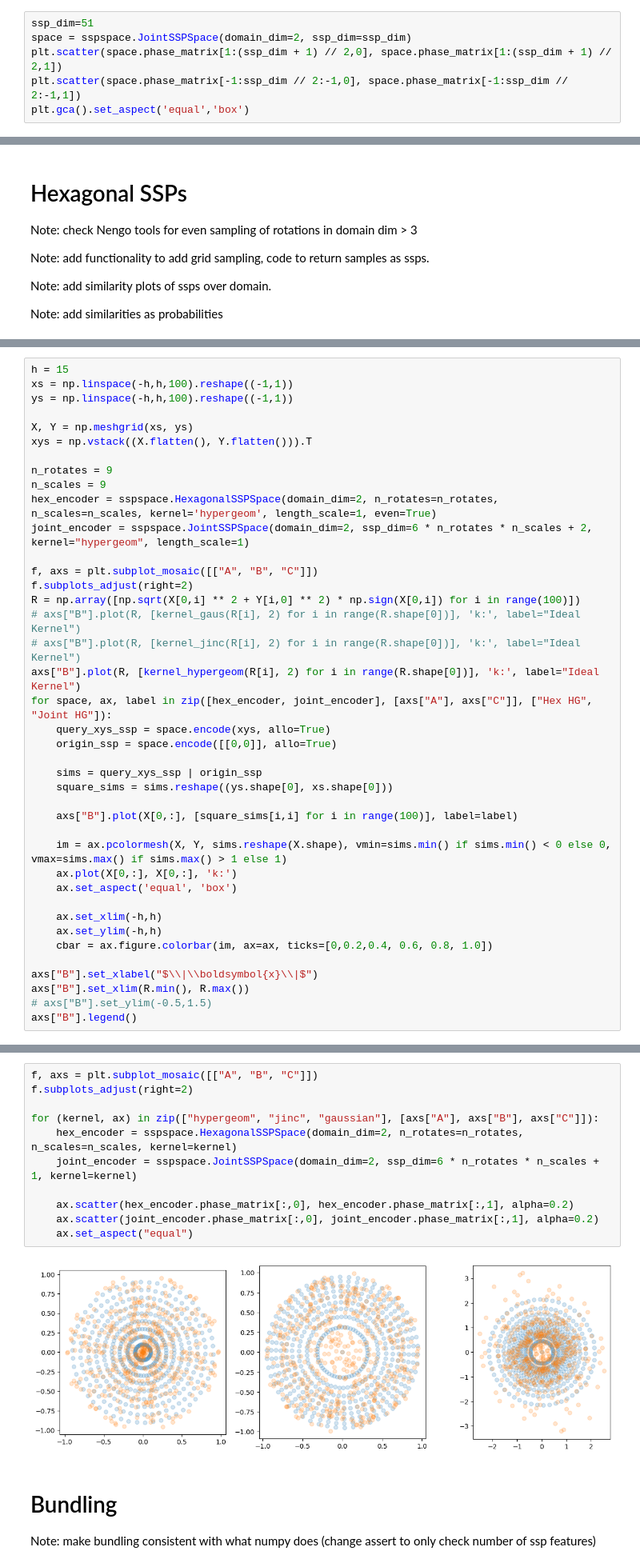
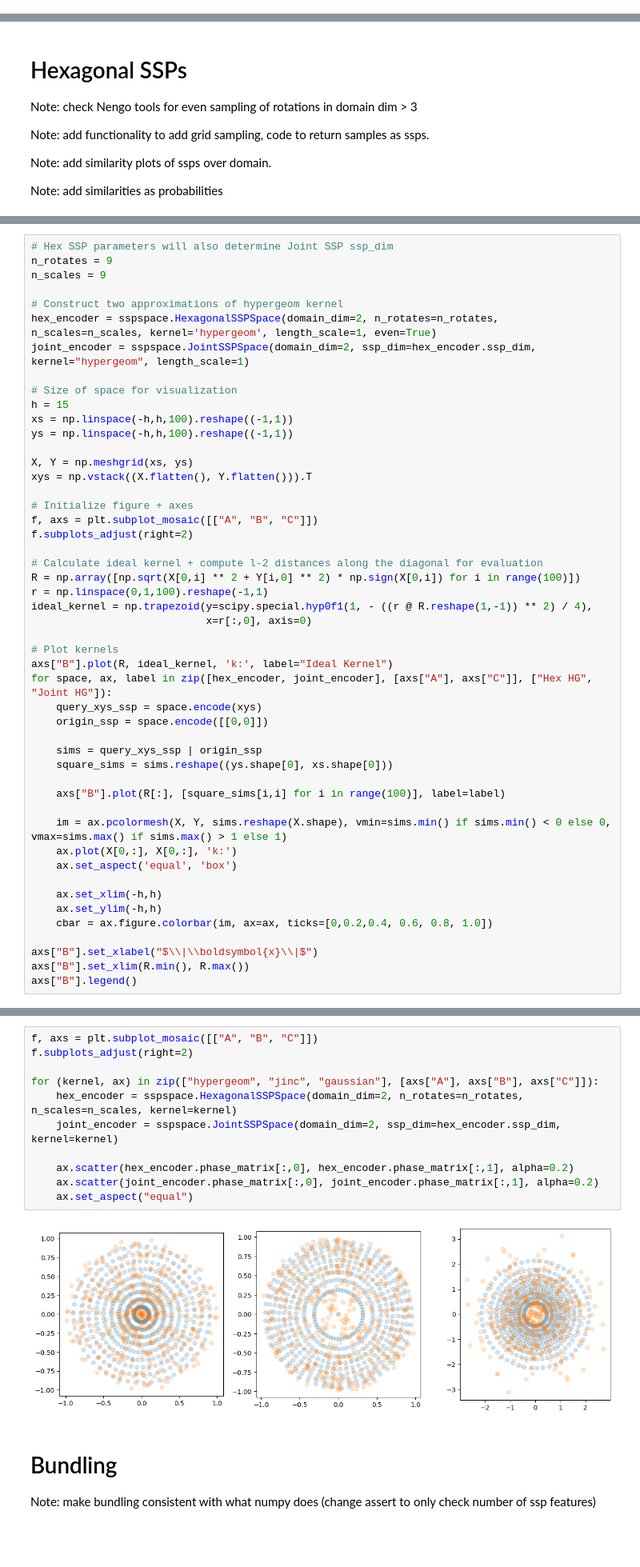
Before and after one commit to ctn-waterloo/sspspace, a Jupyter notebook: notebooks/SSP Space Demo.ipynb, the cells around one changed output, grey strips where cells are left out. Shown at 80% size. Cells and saved outputs as stored; diff of their text form; blank space fills up the shorter version.

Commit message:
Correction: IID feature embeddings' kernels + Notebook cleaning

```diff
--- a/notebooks/SSP Space Demo.ipynb
+++ b/notebooks/SSP Space Demo.ipynb
@@ -6,9 +6,3 @@ import numpy as np
 import matplotlib.pyplot as plt
 
 import sspspace
-# %%
-ssp_dim=51
-space = sspspace.JointSSPSpace(domain_dim=2, ssp_dim=ssp_dim)
-plt.scatter(space.phase_matrix[1:(ssp_dim + 1) // 2,0], space.phase_matrix[1:(ssp_dim + 1) // 2,1])
-plt.scatter(space.phase_matrix[-1:ssp_dim // 2:-1,0], space.phase_matrix[-1:ssp_dim // 2:-1,1])
-plt.gca().set_aspect('equal','box')
@@ -182,4 +124,13 @@ def kernel_hypergeom(x, n):
 # %%
+# Hex SSP parameters will also determine Joint SSP ssp_dim
+n_rotates = 9
+n_scales = 9
+
+# Construct two approximations of hypergeom kernel
+hex_encoder = sspspace.HexagonalSSPSpace(domain_dim=2, n_rotates=n_rotates, n_scales=n_scales, kernel='hypergeom', length_scale=1, even=True)
+joint_encoder = sspspace.JointSSPSpace(domain_dim=2, ssp_dim=hex_encoder.ssp_dim, kernel="hypergeom", length_scale=1)
+
+# Size of space for visualization
 h = 15
 xs = np.linspace(-h,h,100).reshape((-1,1))
 ys = np.linspace(-h,h,100).reshape((-1,1))
@@ -187,25 +138,26 @@ ys = np.linspace(-h,h,100).reshape((-1,1))
 X, Y = np.meshgrid(xs, ys)
 xys = np.vstack((X.flatten(), Y.flatten())).T
 
-n_rotates = 9
-n_scales = 9
-hex_encoder = sspspace.HexagonalSSPSpace(domain_dim=2, n_rotates=n_rotates, n_scales=n_scales, kernel='hypergeom', length_scale=1, even=True)
-joint_encoder = sspspace.JointSSPSpace(domain_dim=2, ssp_dim=6 * n_rotates * n_scales + 2, kernel="hypergeom", length_scale=1)
-
+# Initialize figure + axes
 f, axs = plt.subplot_mosaic([["A", "B", "C"]])
 f.subplots_adjust(right=2)
+
+# Calculate ideal kernel + compute l-2 distances along the diagonal for evaluation
 R = np.array([np.sqrt(X[0,i] ** 2 + Y[i,0] ** 2) * np.sign(X[0,i]) for i in range(100)])
-# axs["B"].plot(R, [kernel_gaus(R[i], 2) for i in range(R.shape[0])], 'k:', label="Ideal Kernel")
-# axs["B"].plot(R, [kernel_jinc(R[i], 2) for i in range(R.shape[0])], 'k:', label="Ideal Kernel")
-axs["B"].plot(R, [kernel_hypergeom(R[i], 2) for i in range(R.shape[0])], 'k:', label="Ideal Kernel")
+r = np.linspace(0,1,100).reshape(-1,1)
+ideal_kernel = np.trapezoid(y=scipy.special.hyp0f1(1, - ((r @ R.reshape(1,-1)) ** 2) / 4),
+                            x=r[:,0], axis=0)
+
+# Plot kernels
+axs["B"].plot(R, ideal_kernel, 'k:', label="Ideal Kernel")
 for space, ax, label in zip([hex_encoder, joint_encoder], [axs["A"], axs["C"]], ["Hex HG", "Joint HG"]):
-    query_xys_ssp = space.encode(xys, allo=True)
-    origin_ssp = space.encode([[0,0]], allo=True)
+    query_xys_ssp = space.encode(xys)
+    origin_ssp = space.encode([[0,0]])
 
     sims = query_xys_ssp | origin_ssp
     square_sims = sims.reshape((ys.shape[0], xs.shape[0]))
 
-    axs["B"].plot(X[0,:], [square_sims[i,i] for i in range(100)], label=label)
+    axs["B"].plot(R[:], [square_sims[i,i] for i in range(100)], label=label)
 
     im = ax.pcolormesh(X, Y, sims.reshape(X.shape), vmin=sims.min() if sims.min() < 0 else 0, vmax=sims.max() if sims.max() > 1 else 1)
     ax.plot(X[0,:], X[0,:], 'k:')
@@ -217,7 +169,6 @@ for space, ax, label in zip([hex_encoder, joint_encoder], [axs["A"], axs["C"]],
 
 axs["B"].set_xlabel("$\\|\\boldsymbol{x}\\|$")
 axs["B"].set_xlim(R.min(), R.max())
-# axs["B"].set_ylim(-0.5,1.5)
 axs["B"].legend()
 # %% [output]
 <matplotlib.legend.Legend at 0x...>
@@ -225,16 +176,16 @@ axs["B"].legend()
 # %%
 f, axs = plt.subplot_mosaic([["A", "B", "C"]])
 f.subplots_adjust(right=2)
 
 for (kernel, ax) in zip(["hypergeom", "jinc", "gaussian"], [axs["A"], axs["B"], axs["C"]]):
     hex_encoder = sspspace.HexagonalSSPSpace(domain_dim=2, n_rotates=n_rotates, n_scales=n_scales, kernel=kernel)
-    joint_encoder = sspspace.JointSSPSpace(domain_dim=2, ssp_dim=6 * n_rotates * n_scales + 1, kernel=kernel)
+    joint_encoder = sspspace.JointSSPSpace(domain_dim=2, ssp_dim=hex_encoder.ssp_dim, kernel=kernel)
 
     ax.scatter(hex_encoder.phase_matrix[:,0], hex_encoder.phase_matrix[:,1], alpha=0.2)
     ax.scatter(joint_encoder.phase_matrix[:,0], joint_encoder.phase_matrix[:,1], alpha=0.2)
     ax.set_aspect("equal")
 # %% [output]
-[figure, old version]
+[figure, new version]
 # %% [markdown]
 # Bundling
 
```
Also changed, not shown: parts of 14 cells of this notebook, 1 other file.
